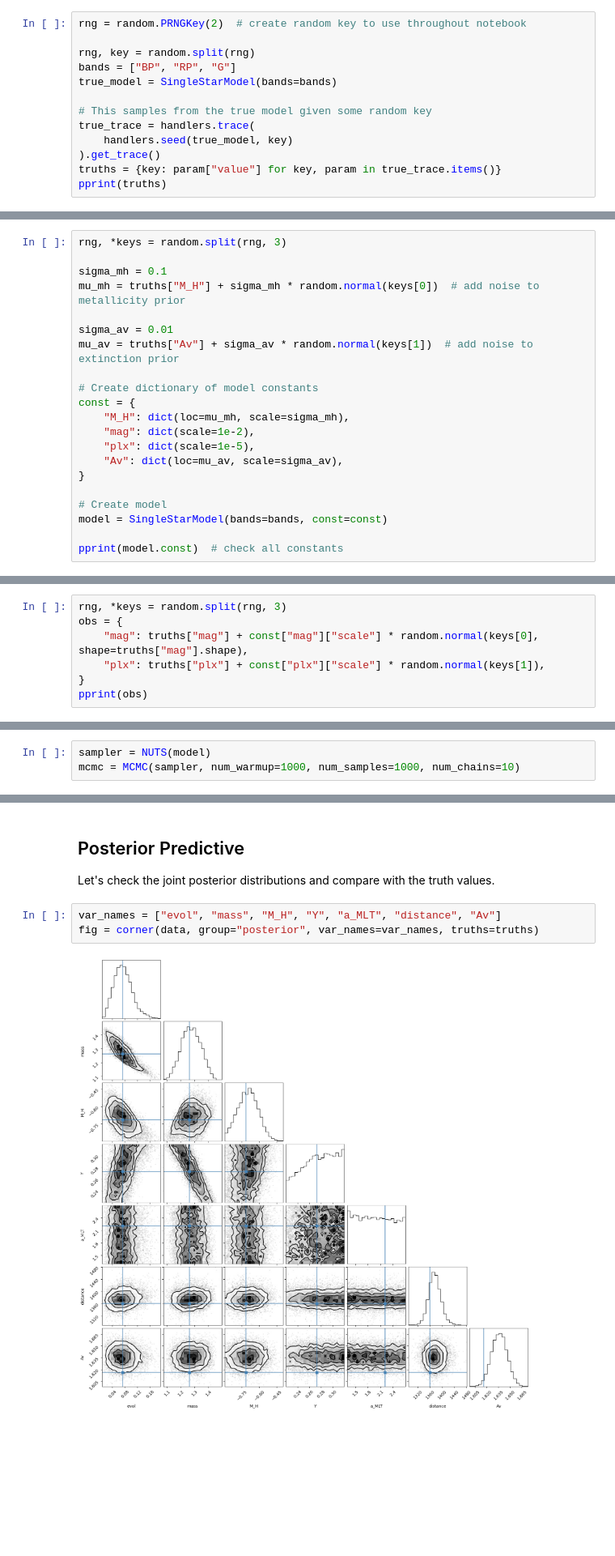
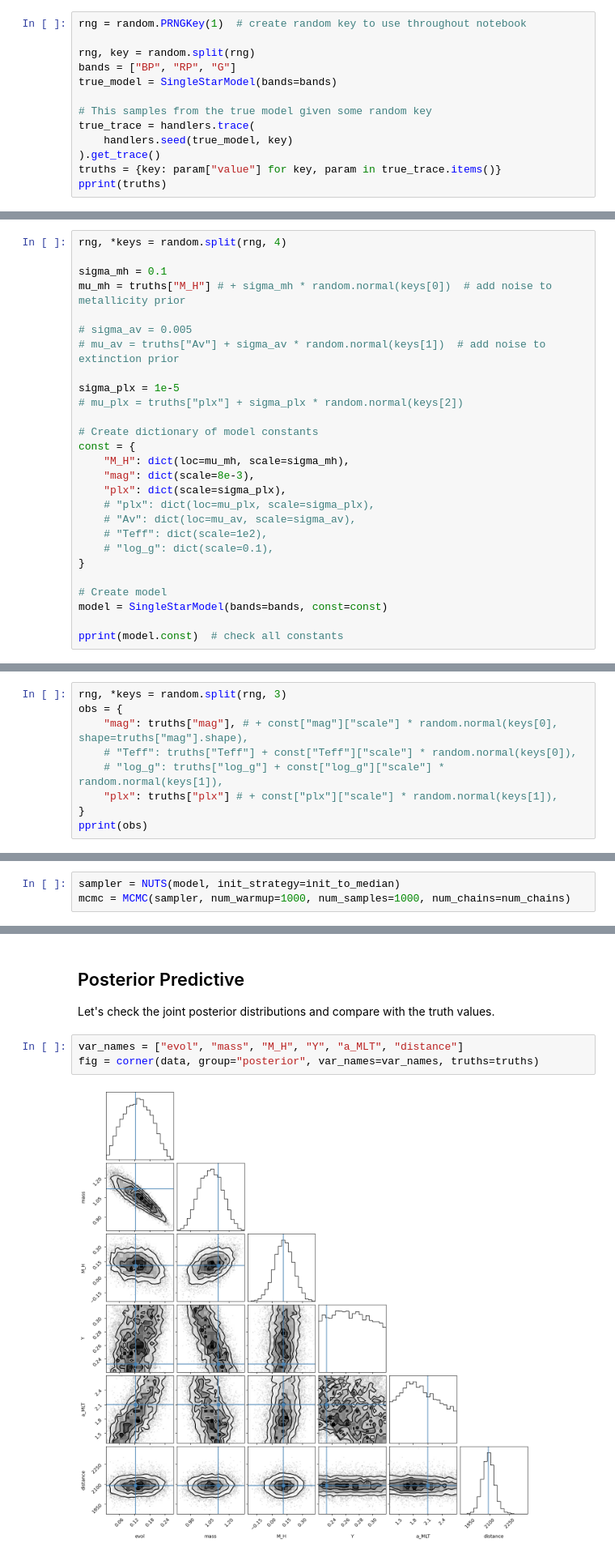
Before and after one commit to alexlyttle/scalable-stellar-inference, a Jupyter notebook: notebook/single-star-phot.ipynb, the cells around one changed output, grey strips where cells are left out. Shown at 81% size. Saved outputs shown, nothing was run; the diff lists cells and outputs as text; blank space fills up the shorter version.

```diff
--- a/notebook/single-star-phot.ipynb
+++ b/notebook/single-star-phot.ipynb
@@ -34,7 +35,7 @@ PyMultiNest not imported.  MultiNest fits will not work.
 
 Let's synthesis some true parameters for our star from the `SingleStarModel` prior.
 # %%
-rng = random.PRNGKey(2)  # create random key to use throughout notebook
+rng = random.PRNGKey(1)  # create random key to use throughout notebook
 
 rng, key = random.split(rng)
 bands = ["BP", "RP", "G"]
@@ -69,20 +70,26 @@ pprint(truths)
 
 Now, let's create our star model. We need to provide some model constants. These are typically shape parameters for prior distributions. You can see the full `dict` of constants in the `model.const` attribute.
 # %%
-rng, *keys = random.split(rng, 3)
+rng, *keys = random.split(rng, 4)
 
 sigma_mh = 0.1
-mu_mh = truths["M_H"] + sigma_mh * random.normal(keys[0])  # add noise to metallicity prior
+mu_mh = truths["M_H"] # + sigma_mh * random.normal(keys[0])  # add noise to metallicity prior
 
-sigma_av = 0.01
-mu_av = truths["Av"] + sigma_av * random.normal(keys[1])  # add noise to extinction prior
+# sigma_av = 0.005
+# mu_av = truths["Av"] + sigma_av * random.normal(keys[1])  # add noise to extinction prior
+
+sigma_plx = 1e-5
+# mu_plx = truths["plx"] + sigma_plx * random.normal(keys[2])
 
 # Create dictionary of model constants
 const = {
     "M_H": dict(loc=mu_mh, scale=sigma_mh),
-    "mag": dict(scale=1e-2),
-    "plx": dict(scale=1e-5),
-    "Av": dict(loc=mu_av, scale=sigma_av),
+    "mag": dict(scale=8e-3),
+    "plx": dict(scale=sigma_plx),
+    # "plx": dict(loc=mu_plx, scale=sigma_plx),
+    # "Av": dict(loc=mu_av, scale=sigma_av),
+    # "Teff": dict(scale=1e2),
+    # "log_g": dict(scale=0.1),
 }
 
 # Create model
@@ -168,8 +175,10 @@ Now we synthesize observable parameters for the model.
 # %%
 rng, *keys = random.split(rng, 3)
 obs = {
-    "mag": truths["mag"] + const["mag"]["scale"] * random.normal(keys[0], shape=truths["mag"].shape),
-    "plx": truths["plx"] + const["plx"]["scale"] * random.normal(keys[1]),
+    "mag": truths["mag"], # + const["mag"]["scale"] * random.normal(keys[0], shape=truths["mag"].shape),
+    # "Teff": truths["Teff"] + const["Teff"]["scale"] * random.normal(keys[0]),
+    # "log_g": truths["log_g"] + const["log_g"]["scale"] * random.normal(keys[1]),
+    "plx": truths["plx"] # + const["plx"]["scale"] * random.normal(keys[1]),
 }
 pprint(obs)
 # %% [output]
@@ -180,8 +189,8 @@ pprint(obs)
 
 Let's use the No U-Turn Sampler (NUTS) as our Markov Chain Monte Carlo (MCMC) sampling algorithm.
 # %%
-sampler = NUTS(model)
-mcmc = MCMC(sampler, num_warmup=1000, num_samples=1000, num_chains=10)
+sampler = NUTS(model, init_strategy=init_to_median)
+mcmc = MCMC(sampler, num_warmup=1000, num_samples=1000, num_chains=num_chains)
 # %% [markdown]
 Let's run the MCMC and print a summary of results.
 # %%
@@ -240,10 +248,10 @@ az.summary(data)
 
 Let's check the joint posterior distributions and compare with the truth values.
 # %%
-var_names = ["evol", "mass", "M_H", "Y", "a_MLT", "distance", "Av"]
+var_names = ["evol", "mass", "M_H", "Y", "a_MLT", "distance"]
 fig = corner(data, group="posterior", var_names=var_names, truths=truths)
 # %% [output]
-[figure, old version]
+[figure, new version]
 # %% [markdown]
 What do we predict for some deterministics?
 # %%
```
Also changed, not shown: parts of 13 cells of this notebook.
